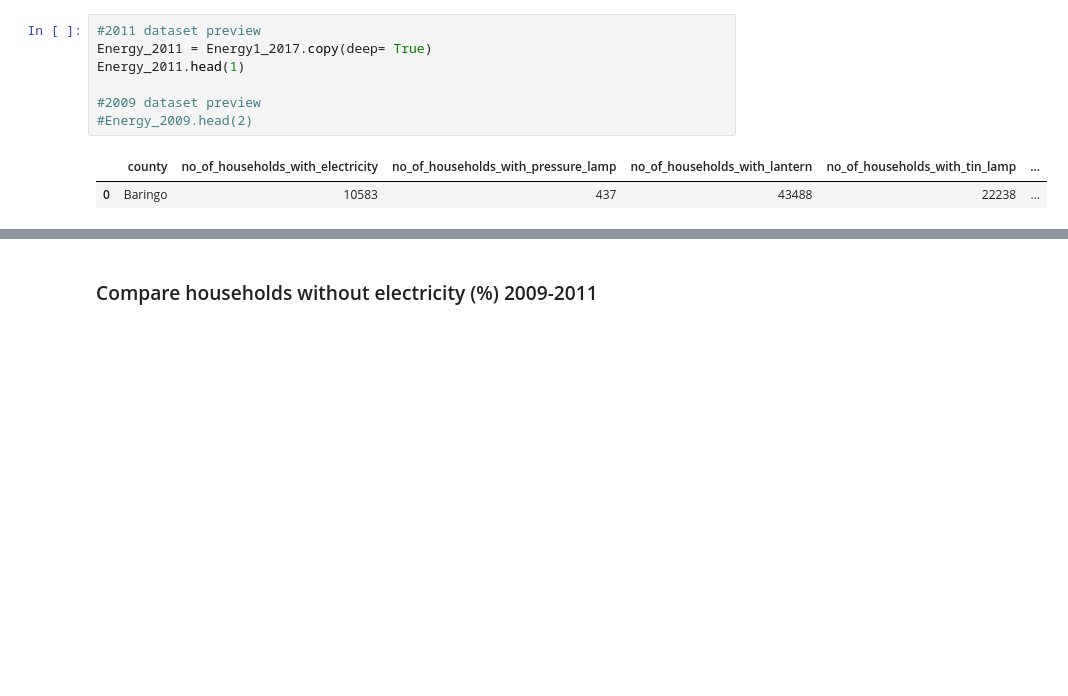
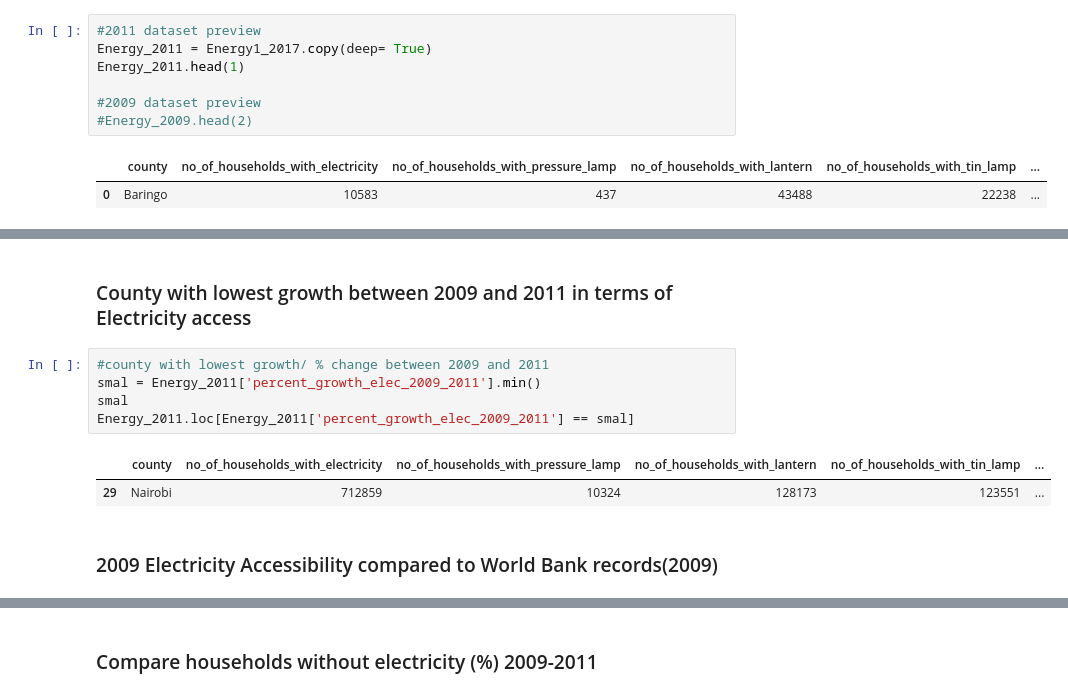
Before and after one commit to AlexTwenji777/Prep-Group-Project, a Jupyter notebook: Panthers.ipynb, the cells around one changed output, grey strips where cells are left out. Cells and saved outputs as stored; diff of their text form; blank space fills up the shorter version.

```diff
--- a/Panthers.ipynb
+++ b/Panthers.ipynb
@@ -647,0 +659,12 @@ Energy_2011.head()
+# %% [markdown]
+### County with lowest growth between 2009 and 2011 in terms of Electricity access
+# %%
+#county with lowest growth/ % change between 2009 and 2011
+smal = Energy_2011['percent_growth_elec_2009_2011'].min()
+smal
+Energy_2011.loc[Energy_2011['percent_growth_elec_2009_2011'] == smal]
+# %% [output]
+|  | county | no_of_households_with_electricity | no_of_households_with_pressure_lamp | no_of_households_with_lantern | no_of_households_with_tin_lamp | ... |
+| 29 | Nairobi | 712859 | 10324 | 128173 | 123551 | ... |
+# %% [markdown]
+### 2009 Electricity Accessibility compared to World Bank records(2009)
```
Also changed, not shown: parts of 45 cells of this notebook, 1 other file.
